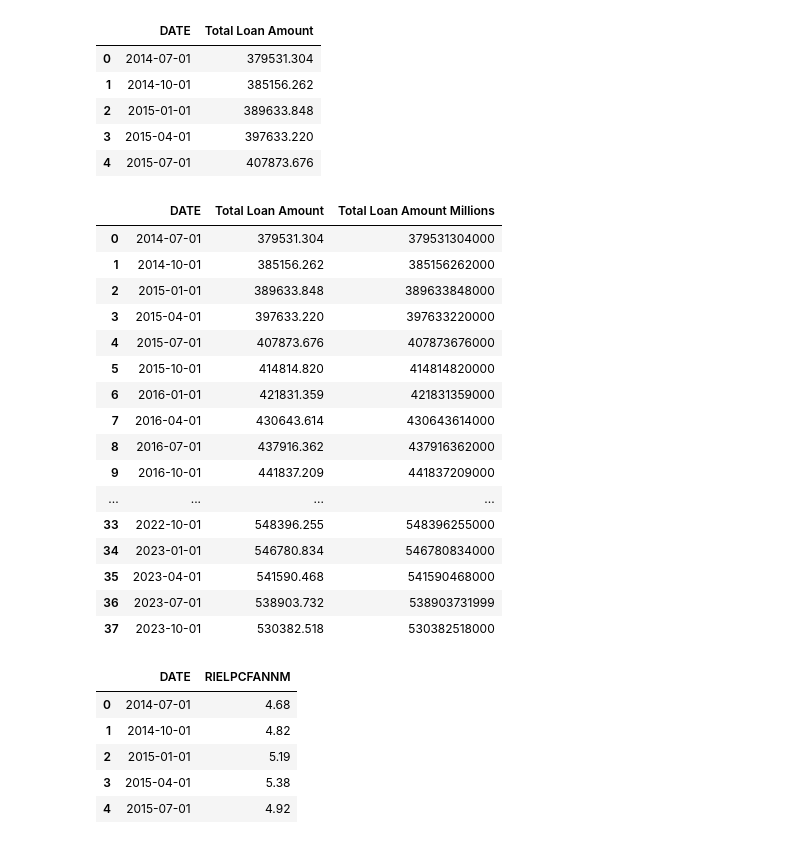
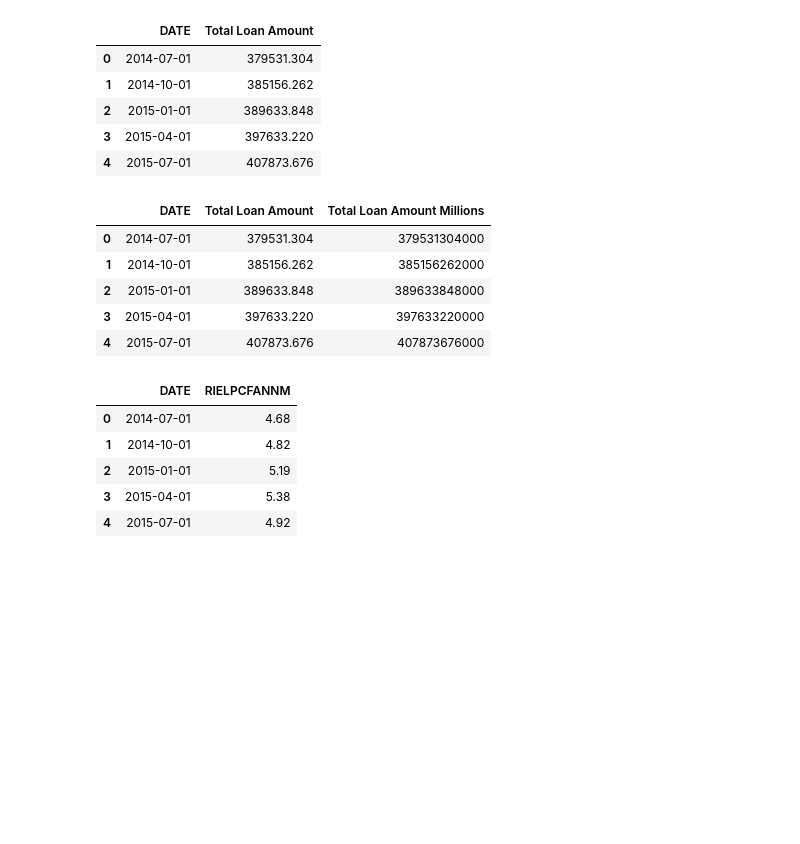
Before and after one commit to Jagar513/project_1_bootcamp, a Jupyter notebook: Automotive Loan Starter Code.ipynb, the cells around one changed output. Drawn from its saved outputs; the diff is of its cells as text; code cells hidden in the pictures; blank space fills up the shorter version.

```diff
--- a/Automotive Loan Starter Code.ipynb
+++ b/Automotive Loan Starter Code.ipynb
@@ -41,27 +45,16 @@ total_asset_loan_value_df.head()
 # %%
 total_asset_loan_value_df = pd.DataFrame(total_asset_loan_value_df)
 total_asset_loan_value_df["Total Loan Amount Millions"] = total_asset_loan_value_df["Total Loan Amount"] * 1000000
 total_asset_loan_value_df = total_asset_loan_value_df.dropna()
 total_asset_loan_value_df["Total Loan Amount Millions"] = total_asset_loan_value_df["Total Loan Amount Millions"].astype('int64')
-total_asset_loan_value_df
+total_asset_loan_value_df.head()
 # %% [output]
 |  | DATE | Total Loan Amount | Total Loan Amount Millions |
 | 0 | 2014-07-01 | 379531.304 | 379531304000 |
 | 1 | 2014-10-01 | 385156.262 | 385156262000 |
 | 2 | 2015-01-01 | 389633.848 | 389633848000 |
 | 3 | 2015-04-01 | 397633.220 | 397633220000 |
 | 4 | 2015-07-01 | 407873.676 | 407873676000 |
-| 5 | 2015-10-01 | 414814.820 | 414814820000 |
-| 6 | 2016-01-01 | 421831.359 | 421831359000 |
-| 7 | 2016-04-01 | 430643.614 | 430643614000 |
-| 8 | 2016-07-01 | 437916.362 | 437916362000 |
-| 9 | 2016-10-01 | 441837.209 | 441837209000 |
-| ... | ... | ... | ... |
-| 33 | 2022-10-01 | 548396.255 | 548396255000 |
-| 34 | 2023-01-01 | 546780.834 | 546780834000 |
-| 35 | 2023-04-01 | 541590.468 | 541590468000 |
-| 36 | 2023-07-01 | 538903.732 | 538903731999 |
-| 37 | 2023-10-01 | 530382.518 | 530382518000 |
 # %%
 average_rate_of_financed_loan_df.head()
 # %% [output]
```
Also changed, not shown: parts of 9 cells of this notebook, 1 other file.
